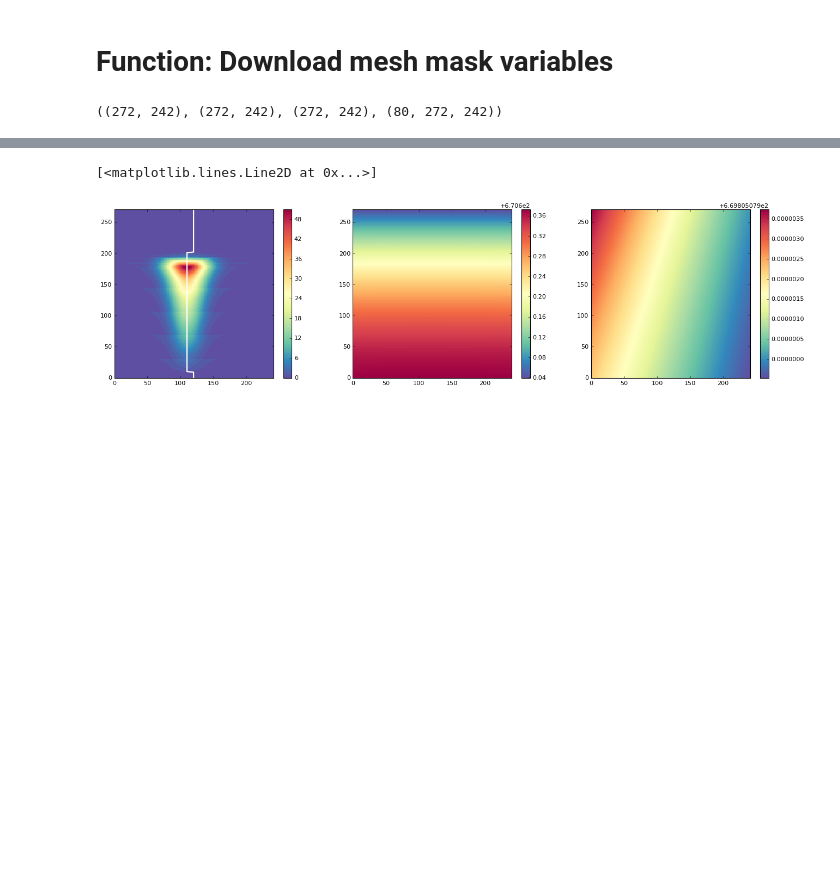
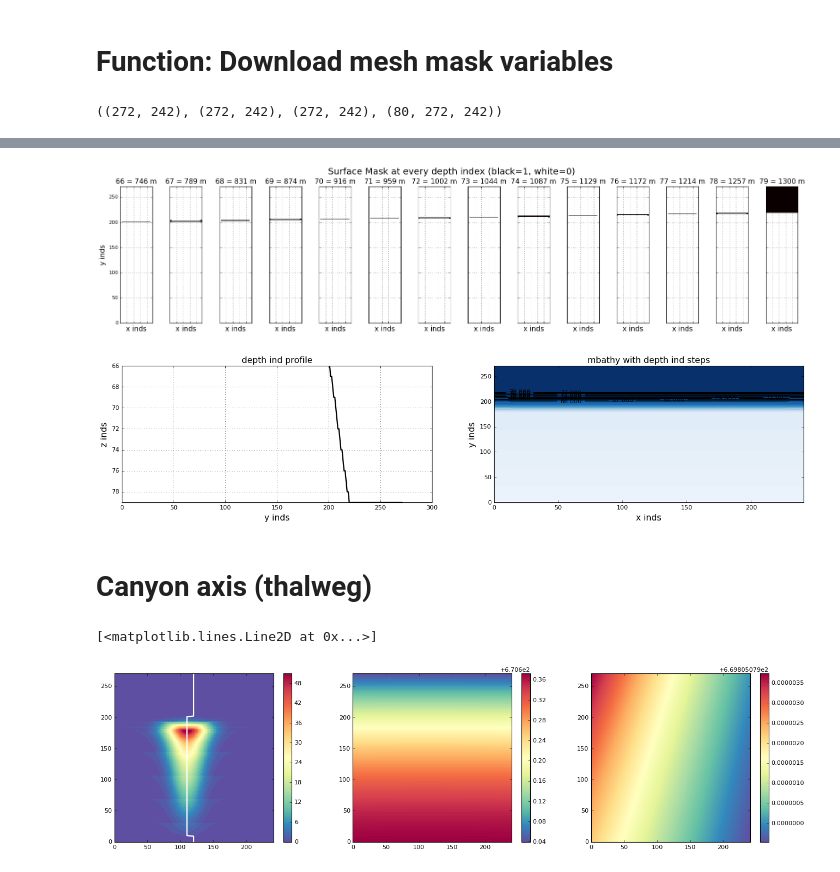
Before and after one commit to UBC-MOAD/analysis_mackenzie_canyon, a Jupyter notebook: notebooks/transport_fluxes/W_planes_indices.ipynb, the cells around one changed output, grey strips where cells are left out. Saved outputs shown, nothing was run; the diff lists cells and outputs as text; code cells hidden in the pictures; blank space fills up the shorter version.

```diff
--- a/notebooks/transport_fluxes/W_planes_indices.ipynb
+++ b/notebooks/transport_fluxes/W_planes_indices.ipynb
@@ -42 +95,10 @@ ys = np.arange(mbathy_diff.shape[-2])
+# %%
+N = 14
+deps = np.arange(66, 66+N)
+fig = plot_surface_mask(surface_mask, N, deps)
+# %% [output]
+[figure, added]
+[figure, added]
+# %% [markdown]
+# Canyon axis (thalweg)
 # %%
```
Also changed, not shown: parts of 14 cells of this notebook.
